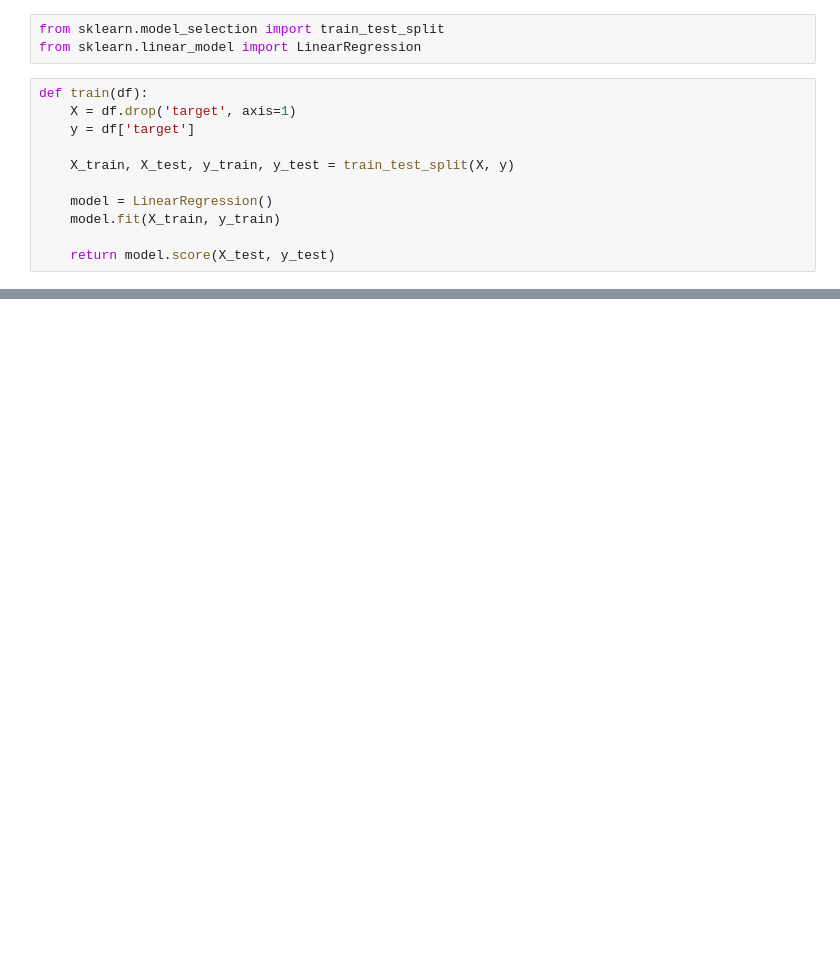
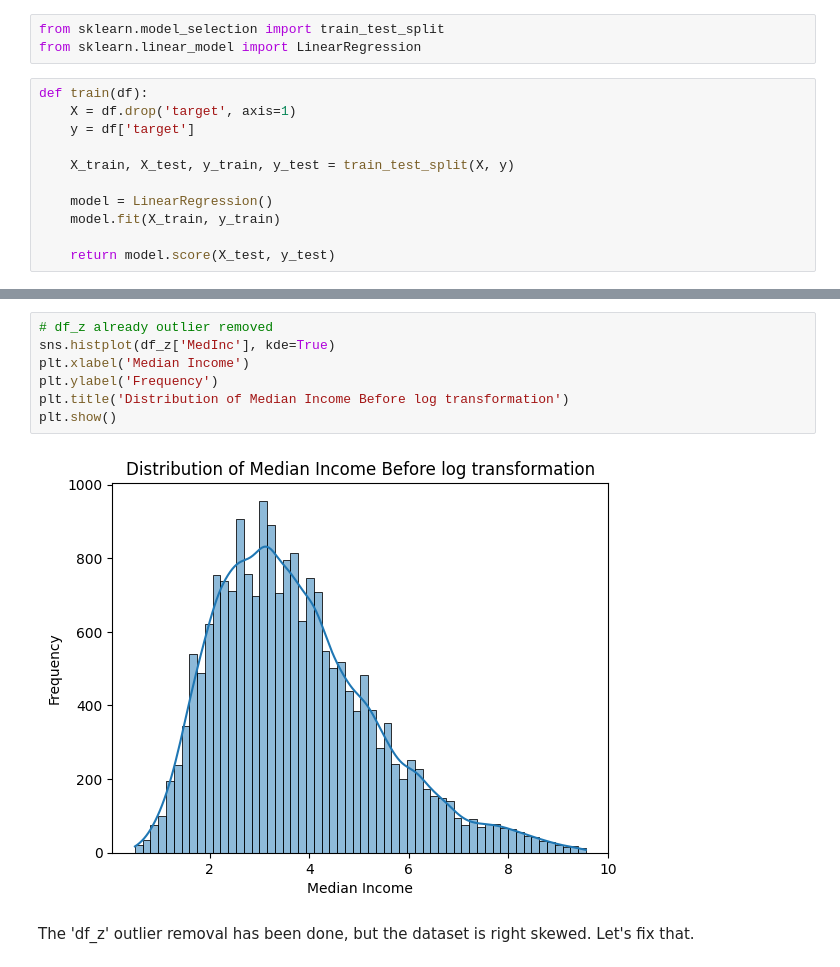
Before and after one commit to absyd/house-price-ds-pipeline-project, a Jupyter notebook: notebooks/analysis.ipynb, the cells around one changed output, grey strips where cells are left out. Drawn from its saved outputs; the diff is of its cells as text; blank space fills up the shorter version.

Commit message:
analysis done

```diff
--- a/notebooks/analysis.ipynb
+++ b/notebooks/analysis.ipynb
@@ -252,0 +279,11 @@ Transformed: 0.636494485548319
+# %%
+# df_z already outlier removed
+sns.histplot(df_z['MedInc'], kde=True)
+plt.xlabel('Median Income')
+plt.ylabel('Frequency')
+plt.title('Distribution of Median Income Before log transformation')
+plt.show()
+# %% [output]
+[figure, added]
+# %% [markdown]
+The 'df_z' outlier removal has been done, but the dataset is right skewed. Let's fix that.
```
Also changed, not shown: parts of 24 cells of this notebook, 15 other files.
